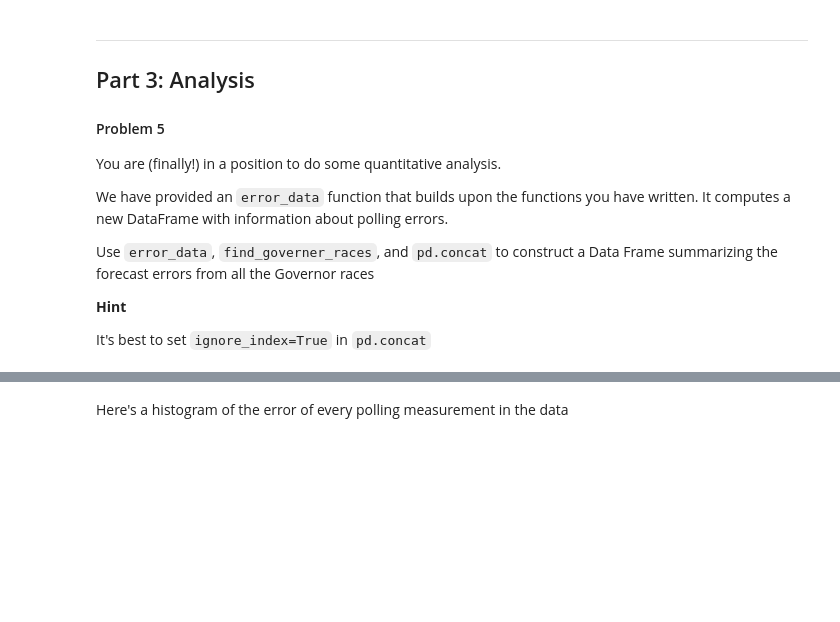
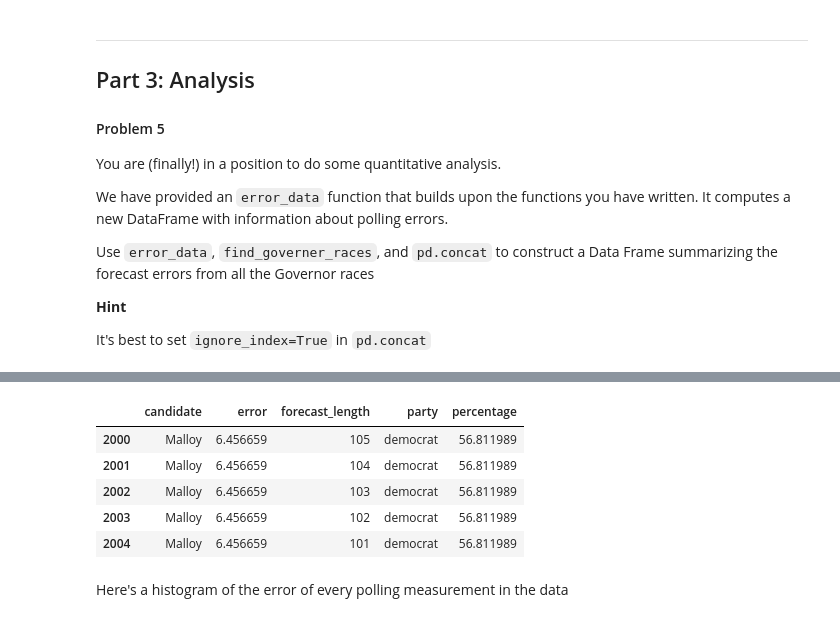
Before and after one commit to anyuanay/Practical-Data-Science-With-Open-Source-Techniques, a Jupyter notebook: using-python/cs109-HW1.ipynb, the cells around one changed output, grey strips where cells are left out. Cells and saved outputs as stored; diff of their text form; code cells hidden in the pictures; blank space fills up the shorter version.

```diff
--- a/using-python/cs109-HW1.ipynb
+++ b/using-python/cs109-HW1.ipynb
@@ -578,8 +663,19 @@ Examples
 df = all_error_data()
 """
 #your code here
+def all_error_data():
+    data = [error_data(race_page) for race_page in find_governor_races(page)]
+    return pd.concat(data, ignore_index=True)
 # %%
 errors = all_error_data()
+errors[2000:2005]
+# %% [output]
+|  | candidate | error | forecast_length | party | percentage |
+| 2000 | Malloy | 6.456659 | 105 | democrat | 56.811989 |
+| 2001 | Malloy | 6.456659 | 104 | democrat | 56.811989 |
+| 2002 | Malloy | 6.456659 | 103 | democrat | 56.811989 |
+| 2003 | Malloy | 6.456659 | 102 | democrat | 56.811989 |
+| 2004 | Malloy | 6.456659 | 101 | democrat | 56.811989 |
 # %% [markdown]
 Here's a histogram of the error of every polling measurement in the data
 # %%
```
Also changed, not shown: parts of 15 cells of this notebook.
